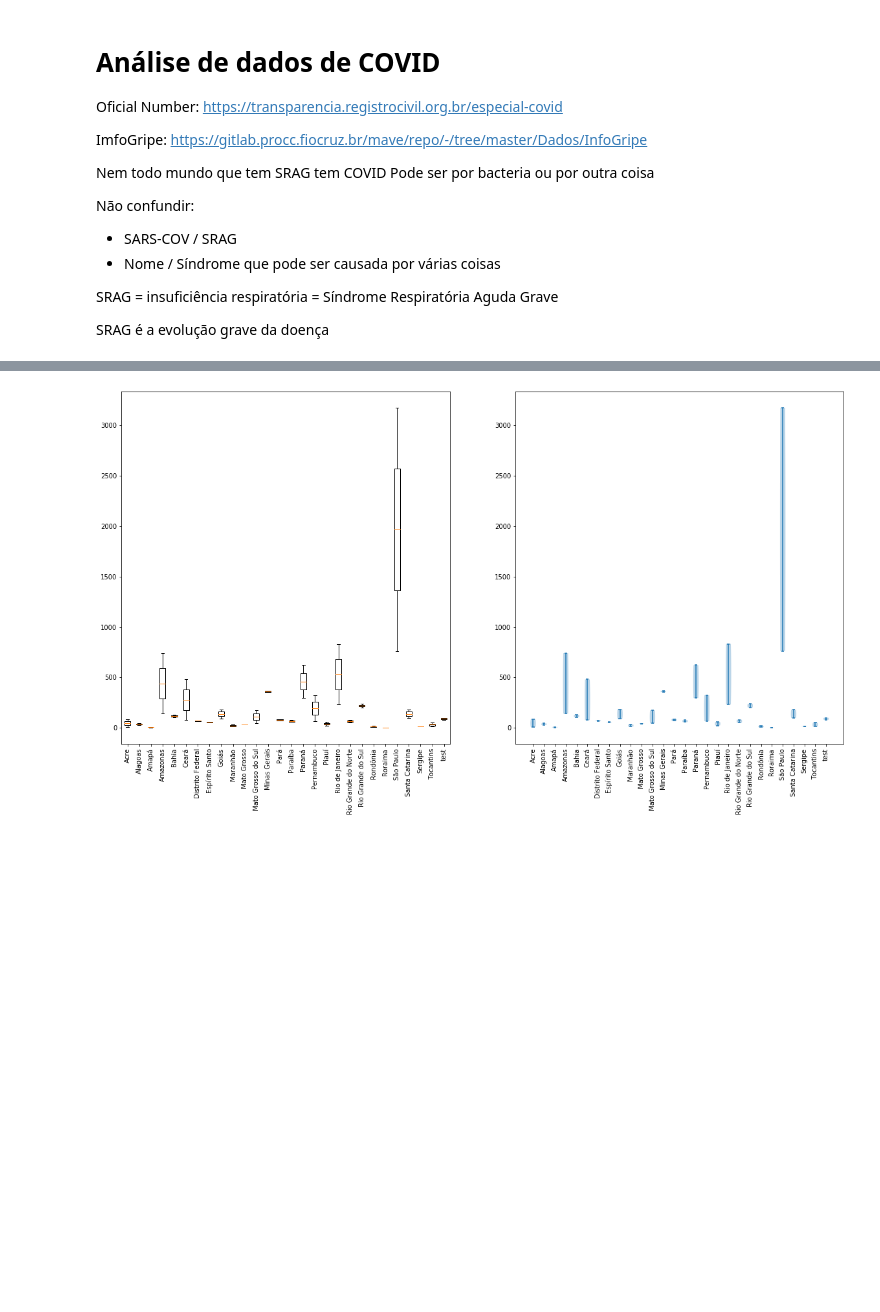
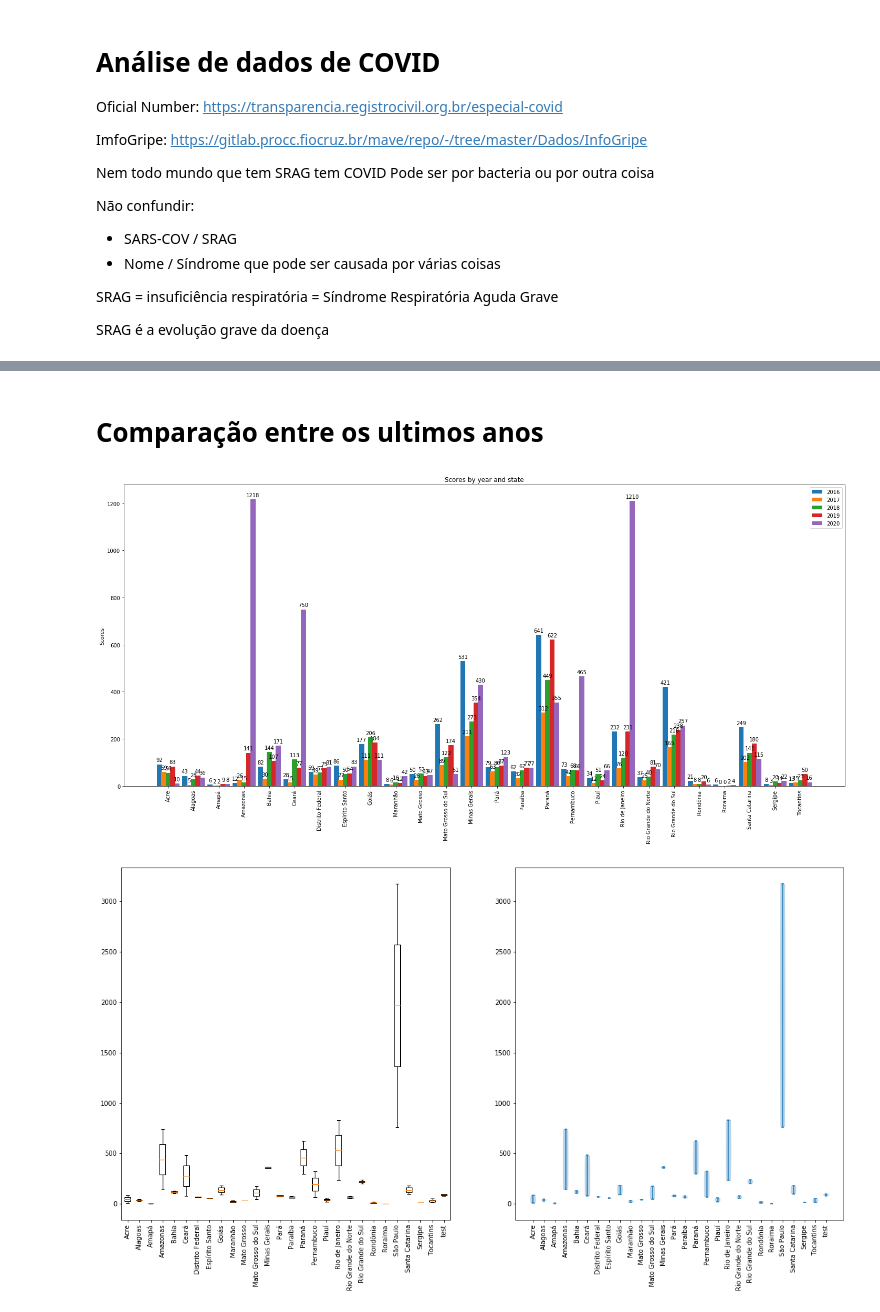
Before and after one commit to armbrustsamuel/ppgca-srag-infogripe, a Jupyter notebook: Análise de Dados COVID-19.ipynb, the cells around one changed output, grey strips where cells are left out. Cells and saved outputs as stored; diff of their text form; code cells hidden in the pictures; blank space fills up the shorter version.

```diff
--- a/Análise de Dados COVID-19.ipynb
+++ b/Análise de Dados COVID-19.ipynb
@@ -126,3 +130,54 @@ plt.show()
+# %% [markdown]
+# Comparação entre os ultimos anos
+# %%
+xs2020, ys2020=zip(*((int(x), k) for k in dictionary_2020 for x in dictionary_2020[k]))
+xs2019, ys2019=zip(*((int(x), k) for k in dictionary_2019 for x in dictionary_2019[k]))
+xs2018, ys2018=zip(*((int(x), k) for k in dictionary_2018 for x in dictionary_2018[k]))
+xs2017, ys2017=zip(*((int(x), k) for k in dictionary_2017 for x in dictionary_2017[k]))
+xs2016, ys2016=zip(*((int(x), k) for k in dictionary_2016 for x in dictionary_2016[k]))
+
+plt.rcParams['figure.figsize'] = (20,10)
+
+x = np.arange(len(ys2019))
+width = 0.35  # the width of the bars
+separator = 0.2
+
+fig, ax = plt.subplots()
+rects = []
+rects.append(ax.bar(x - width, xs2016, separator, label='2016'))
+rects.append(ax.bar(x - width/2, xs2017, separator, label='2017'))
+rects.append(ax.bar(x , xs2018, separator, label='2018'))
+rects.append(ax.bar(x + width/2, xs2019, separator, label='2019'))
+rects.append(ax.bar(x + width, xs2020, separator, label='2020'))
+
+# Add some text for labels, title and custom x-axis tick labels, etc.
+ax.set_ylabel('Scores')
+ax.set_title('Scores by year and state')
+ax.set_xticks(x)
+ax.set_xticklabels(ys2019)
+for tick in ax.get_xticklabels():
+    tick.set_rotation(90)
+ax.legend()
+
+
+def autolabel(rects):
+    """Attach a text label above each bar in *rects*, displaying its height."""
+    for rect in rects:
+        height = rect.get_height()
+        ax.annotate('{}'.format(height),
+                    xy=(rect.get_x() + rect.get_width() / 2, height),
+                    xytext=(0, 3),  # 3 points vertical offset
+                    textcoords="offset points",
+                    ha='center', va='bottom')
+
+for rect in rects:
+    autolabel(rect)
+
+fig.tight_layout()
+
+plt.show()
+# %% [output]
+[figure, added]
 # %%
 index= []
 data = []
```
Also changed, not shown: parts of 4 cells of this notebook, 1 other file.
